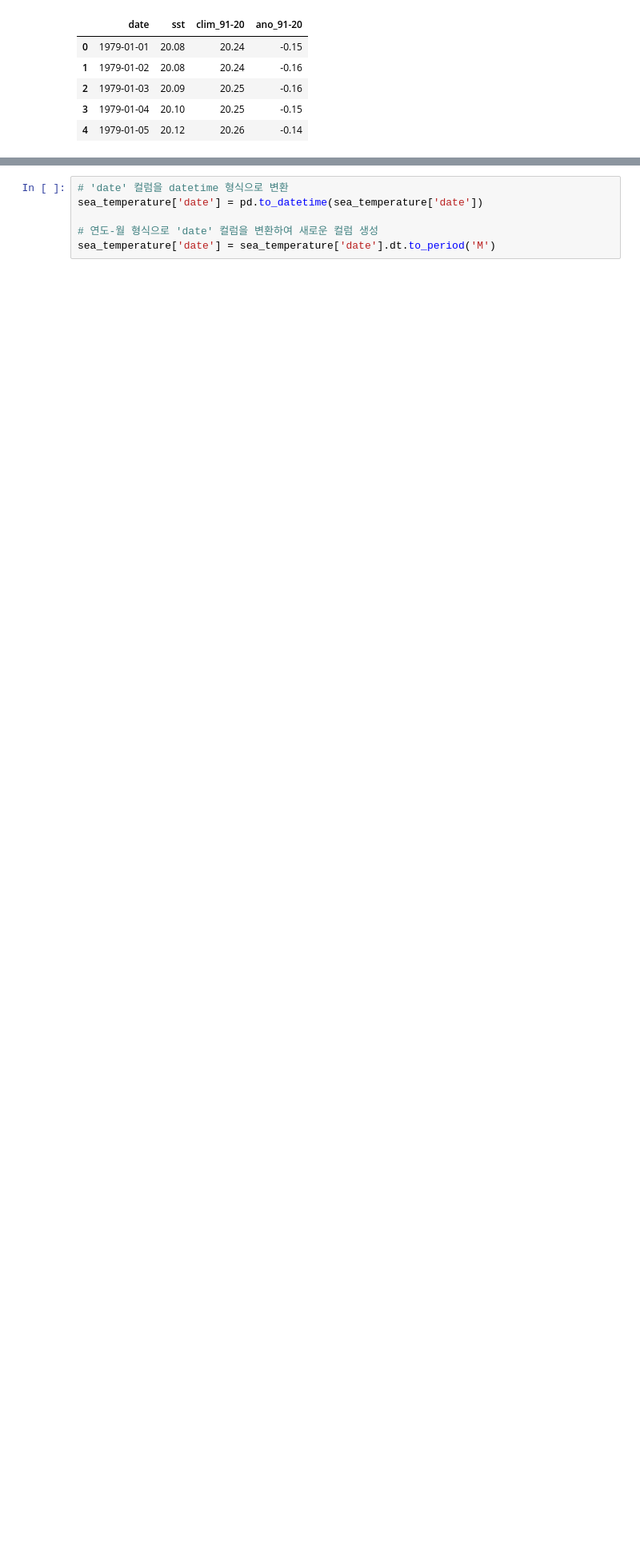
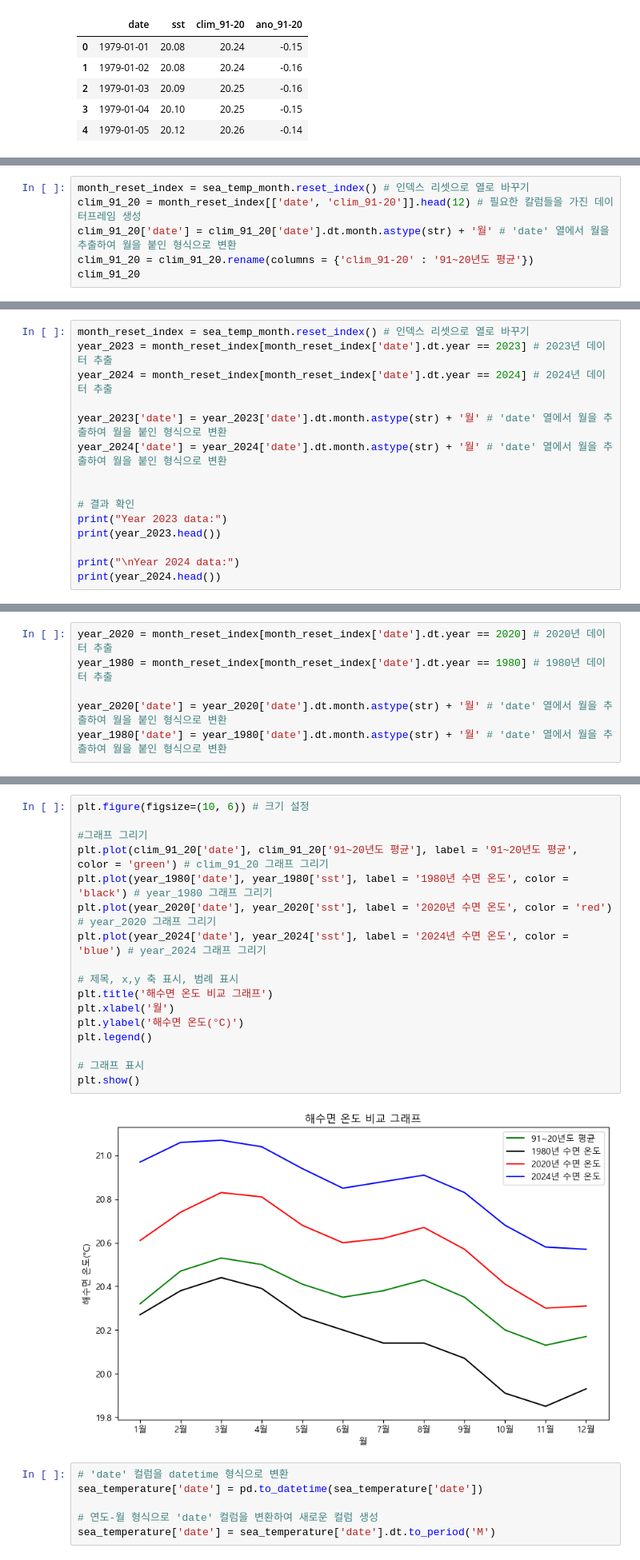
Before and after one commit to Songsungsang/Smart_Factory_Project_Data_Analysis, a Jupyter notebook: sea_level_temp.ipynb, the cells around one changed output, grey strips where cells are left out. Shown at 80% size. Cells and saved outputs as stored; diff of their text form; blank space fills up the shorter version.

```diff
--- a/sea_level_temp.ipynb
+++ b/sea_level_temp.ipynb
@@ -80,0 +104,6 @@ sea_temp_month.head()
+# %%
+month_reset_index = sea_temp_month.reset_index() # 인덱스 리셋으로 열로 바꾸기
+clim_91_20 = month_reset_index[['date', 'clim_91-20']].head(12) # 필요한 칼럼들을 가진 데이터프레임 생성
+clim_91_20['date'] = clim_91_20['date'].dt.month.astype(str) + '월' # 'date' 열에서 월을 추출하여 월을 붙인 형식으로 변환
+clim_91_20 = clim_91_20.rename(columns = {'clim_91-20' : '91~20년도 평균'})
+clim_91_20
@@ -80,0 +124,15 @@ sea_temp_month.head()
+# %%
+month_reset_index = sea_temp_month.reset_index() # 인덱스 리셋으로 열로 바꾸기
+year_2023 = month_reset_index[month_reset_index['date'].dt.year == 2023] # 2023년 데이터 추출
+year_2024 = month_reset_index[month_reset_index['date'].dt.year == 2024] # 2024년 데이터 추출
+
+year_2023['date'] = year_2023['date'].dt.month.astype(str) + '월' # 'date' 열에서 월을 추출하여 월을 붙인 형식으로 변환
+year_2024['date'] = year_2024['date'].dt.month.astype(str) + '월' # 'date' 열에서 월을 추출하여 월을 붙인 형식으로 변환
+
+
+# 결과 확인
+print("Year 2023 data:")
+print(year_2023.head())
+
+print("\nYear 2024 data:")
+print(year_2024.head())
@@ -80,0 +165,6 @@ sea_temp_month.head()
+# %%
+year_2020 = month_reset_index[month_reset_index['date'].dt.year == 2020] # 2020년 데이터 추출
+year_1980 = month_reset_index[month_reset_index['date'].dt.year == 1980] # 1980년 데이터 추출
+
+year_2020['date'] = year_2020['date'].dt.month.astype(str) + '월' # 'date' 열에서 월을 추출하여 월을 붙인 형식으로 변환
+year_1980['date'] = year_1980['date'].dt.month.astype(str) + '월' # 'date' 열에서 월을 추출하여 월을 붙인 형식으로 변환
@@ -81,3 +182,22 @@ sea_temp_month.head()
+# %%
+plt.figure(figsize=(10, 6)) # 크기 설정
+
+#그래프 그리기
+plt.plot(clim_91_20['date'], clim_91_20['91~20년도 평균'], label = '91~20년도 평균', color = 'green') # clim_91_20 그래프 그리기
+plt.plot(year_1980['date'], year_1980['sst'], label = '1980년 수면 온도', color = 'black') # year_1980 그래프 그리기
+plt.plot(year_2020['date'], year_2020['sst'], label = '2020년 수면 온도', color = 'red') # year_2020 그래프 그리기
+plt.plot(year_2024['date'], year_2024['sst'], label = '2024년 수면 온도', color = 'blue') # year_2024 그래프 그리기
+
+# 제목, x,y 축 표시, 범례 표시
+plt.title('해수면 온도 비교 그래프')
+plt.xlabel('월')
+plt.ylabel('해수면 온도(°C)')
+plt.legend()
+
+# 그래프 표시
+plt.show()
+# %% [output]
+[figure, added]
 # %%
 # 'date' 컬럼을 datetime 형식으로 변환
 sea_temperature['date'] = pd.to_datetime(sea_temperature['date'])
```
Also changed, not shown: parts of 7 cells of this notebook.
